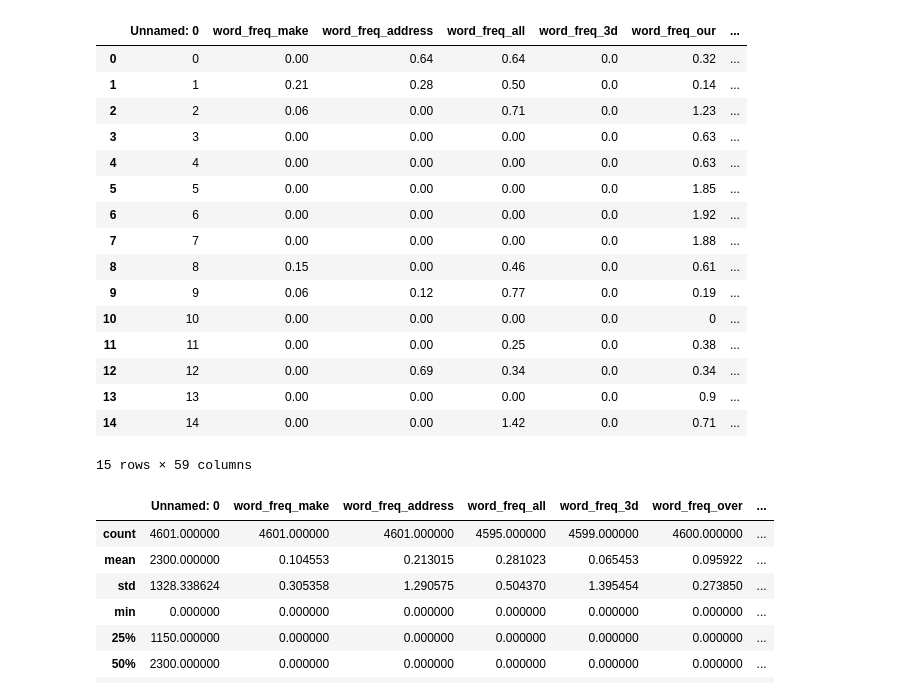
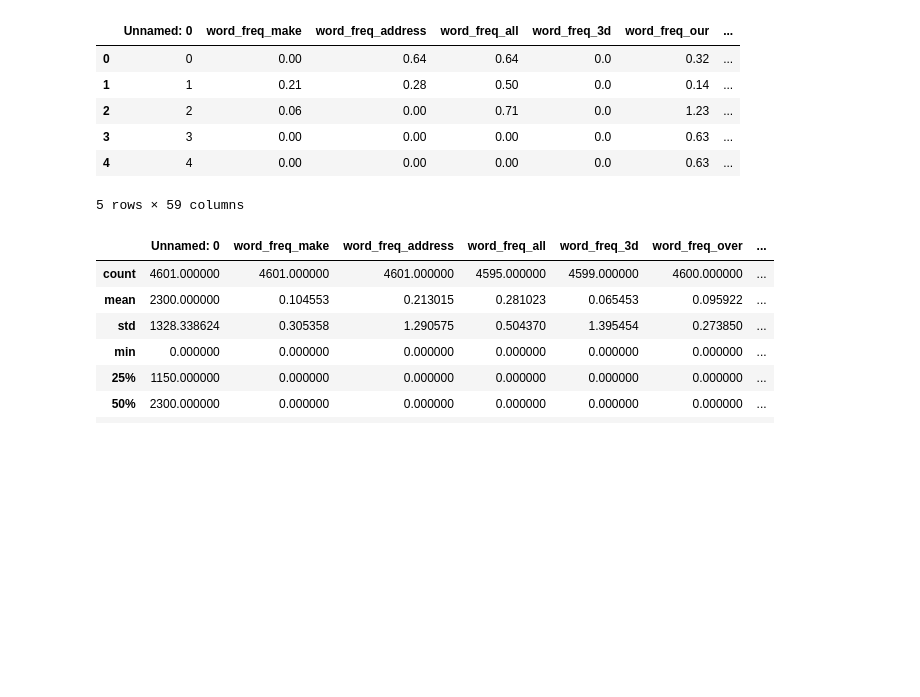
Before and after one commit to AngeloCarrinho/DataPreparation-SpamDatabase, a Jupyter notebook: Spambase.ipynb, the cells around one changed output. Saved outputs shown, nothing was run; the diff lists cells and outputs as text; code cells hidden in the pictures; blank space fills up the shorter version.

```diff
--- a/Spambase.ipynb
+++ b/Spambase.ipynb
@@ -13,25 +11,15 @@ spambase_url = "https://raw.githubusercontent.com/AngeloCarrinho/DataPreparation
 # %%
 spambase_df = pd.read_csv(spambase_url)
 # %%
-spambase_df.head(15)
+spambase_df.head()
 # %% [output]
 |  | Unnamed: 0 | word_freq_make | word_freq_address | word_freq_all | word_freq_3d | word_freq_our | ... |
 | 0 | 0 | 0.00 | 0.64 | 0.64 | 0.0 | 0.32 | ... |
 | 1 | 1 | 0.21 | 0.28 | 0.50 | 0.0 | 0.14 | ... |
 | 2 | 2 | 0.06 | 0.00 | 0.71 | 0.0 | 1.23 | ... |
 | 3 | 3 | 0.00 | 0.00 | 0.00 | 0.0 | 0.63 | ... |
 | 4 | 4 | 0.00 | 0.00 | 0.00 | 0.0 | 0.63 | ... |
-| 5 | 5 | 0.00 | 0.00 | 0.00 | 0.0 | 1.85 | ... |
-| 6 | 6 | 0.00 | 0.00 | 0.00 | 0.0 | 1.92 | ... |
-| 7 | 7 | 0.00 | 0.00 | 0.00 | 0.0 | 1.88 | ... |
-| 8 | 8 | 0.15 | 0.00 | 0.46 | 0.0 | 0.61 | ... |
-| 9 | 9 | 0.06 | 0.12 | 0.77 | 0.0 | 0.19 | ... |
-| 10 | 10 | 0.00 | 0.00 | 0.00 | 0.0 | 0 | ... |
-| 11 | 11 | 0.00 | 0.00 | 0.25 | 0.0 | 0.38 | ... |
-| 12 | 12 | 0.00 | 0.69 | 0.34 | 0.0 | 0.34 | ... |
-| 13 | 13 | 0.00 | 0.00 | 0.00 | 0.0 | 0.9 | ... |
-| 14 | 14 | 0.00 | 0.00 | 1.42 | 0.0 | 0.71 | ... |
-15 rows × 59 columns
+5 rows × 59 columns
 # %%
 spambase_df.describe()
 # %% [output]
```
Also changed, not shown: parts of 80 cells of this notebook.
